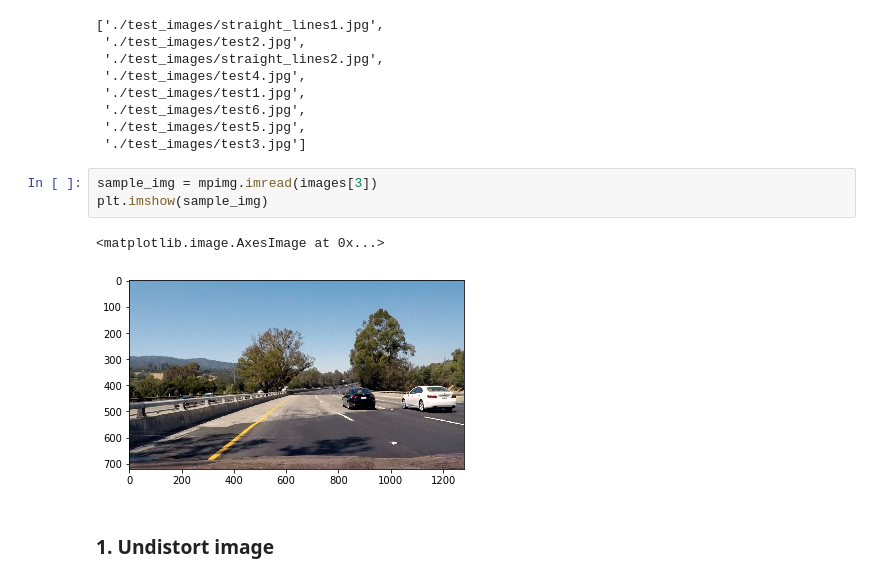
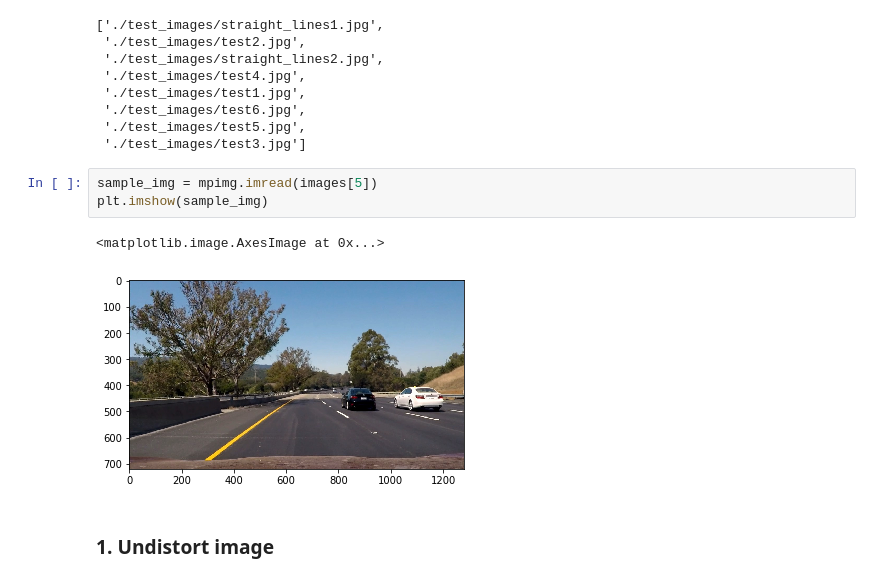
Before and after one commit to fratullii/Udacity_Advanced-Lane-Finding, a Jupyter notebook: function_testing.ipynb, the cells around one changed output. Cells and saved outputs as stored; diff of their text form.

```diff
--- a/function_testing.ipynb
+++ b/function_testing.ipynb
@@ -29,11 +29,11 @@ images
  './test_images/test5.jpg',
  './test_images/test3.jpg']
 # %%
-sample_img = mpimg.imread(images[3])
+sample_img = mpimg.imread(images[5])
 plt.imshow(sample_img)
 # %% [output]
 <matplotlib.image.AxesImage at 0x...>
-[figure, old version]
+[figure, new version]
 # %% [markdown]
 ### 1. Undistort image
 # %%
```
Also changed, not shown: parts of 8 cells of this notebook.
